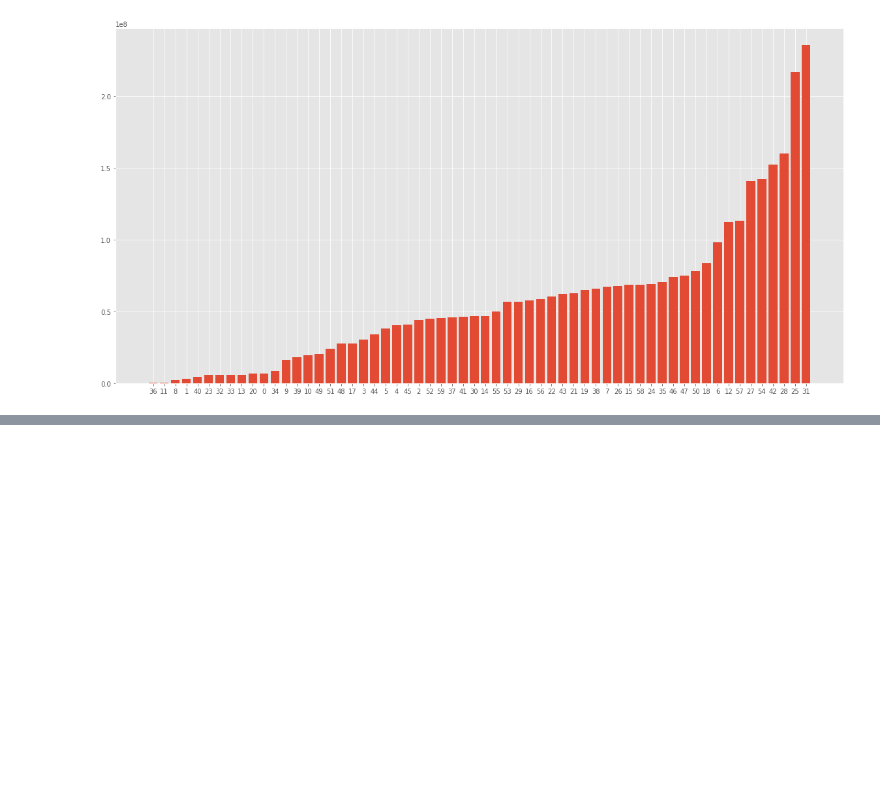
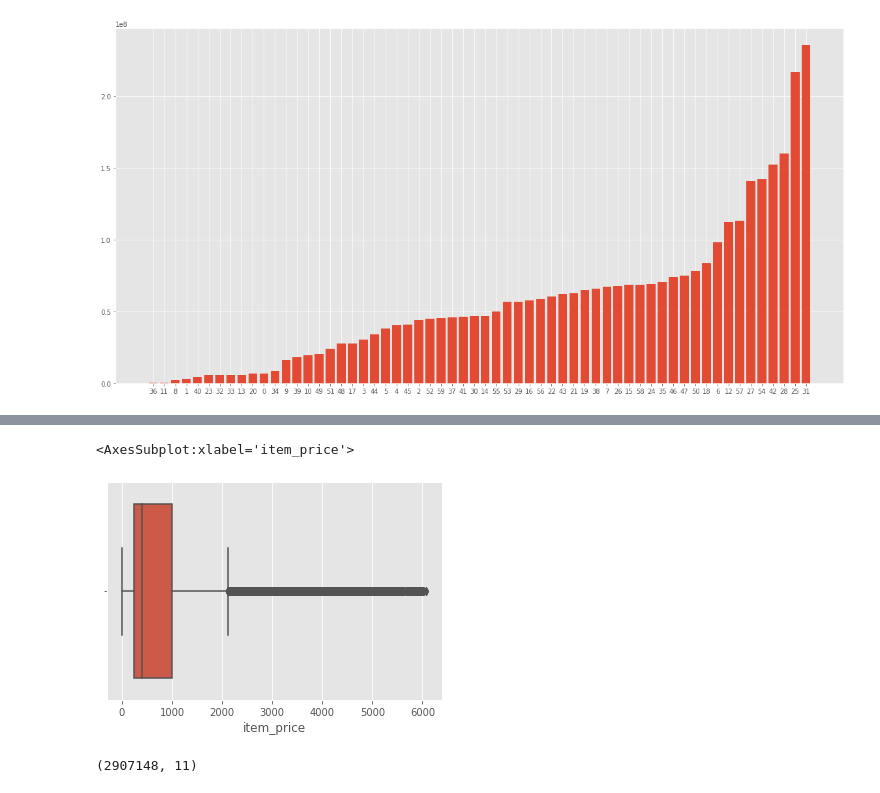
Before and after one commit to tutss/kaggle, a Jupyter notebook: training/htwdsc/coursera-kaggle-competition.ipynb, the cells around one changed output, grey strips where cells are left out. Drawn from its saved outputs; the diff is of its cells as text; code cells hidden in the pictures; blank space fills up the shorter version.

```diff
--- a/training/htwdsc/coursera-kaggle-competition.ipynb
+++ b/training/htwdsc/coursera-kaggle-competition.ipynb
@@ -225,0 +248,16 @@ plt.show()
+# %%
+from scipy.stats import zscore
+
+zscores = np.abs(zscore(sales_train.item_price))
+mask = (zscores < 3)
+
+sales_train = sales_train[mask]
+
+sns.boxplot(x=sales_train.item_price)
+# %% [output]
+<AxesSubplot:xlabel='item_price'>
+[figure, added]
+# %%
+sales_train.shape
+# %% [output]
+(2907148, 11)
```
Also changed, not shown: parts of 14 cells of this notebook.
